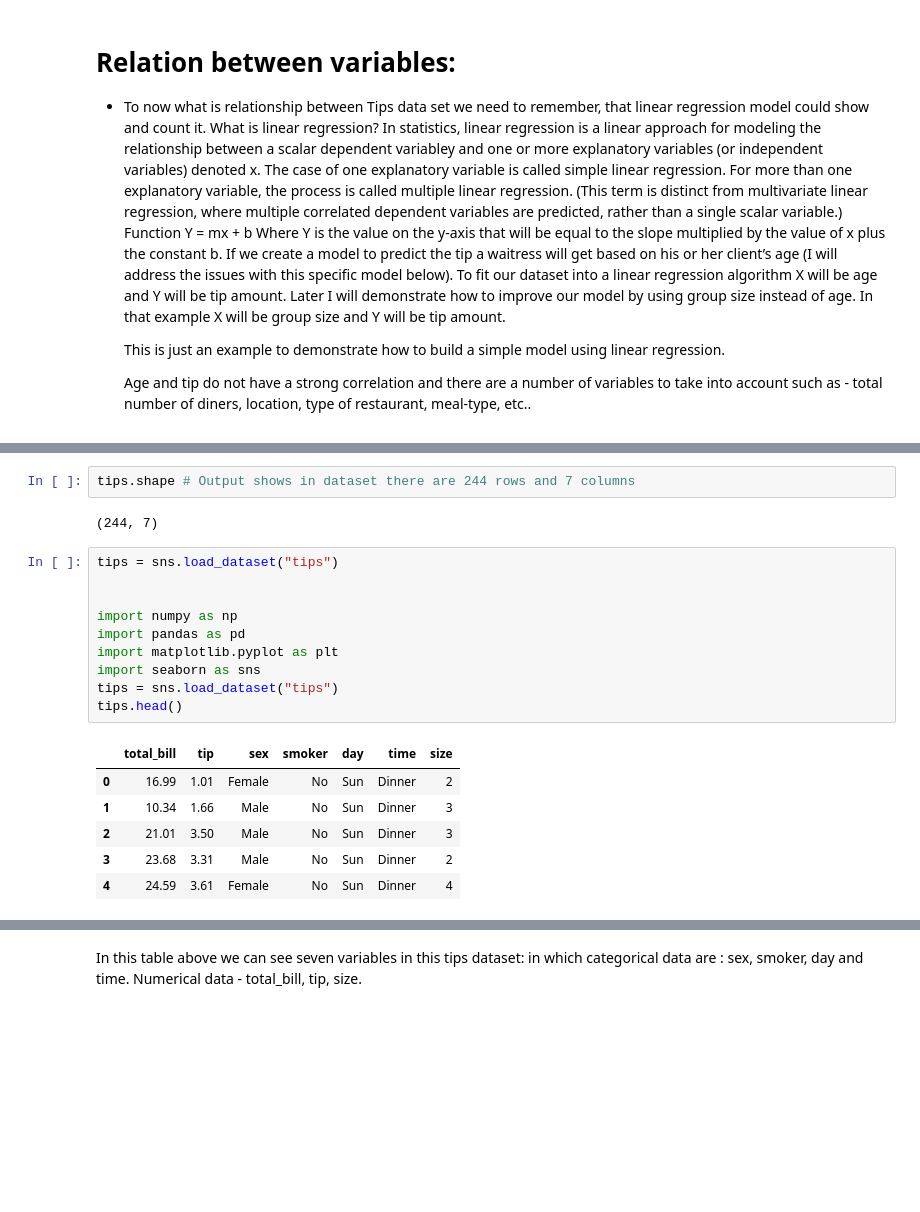
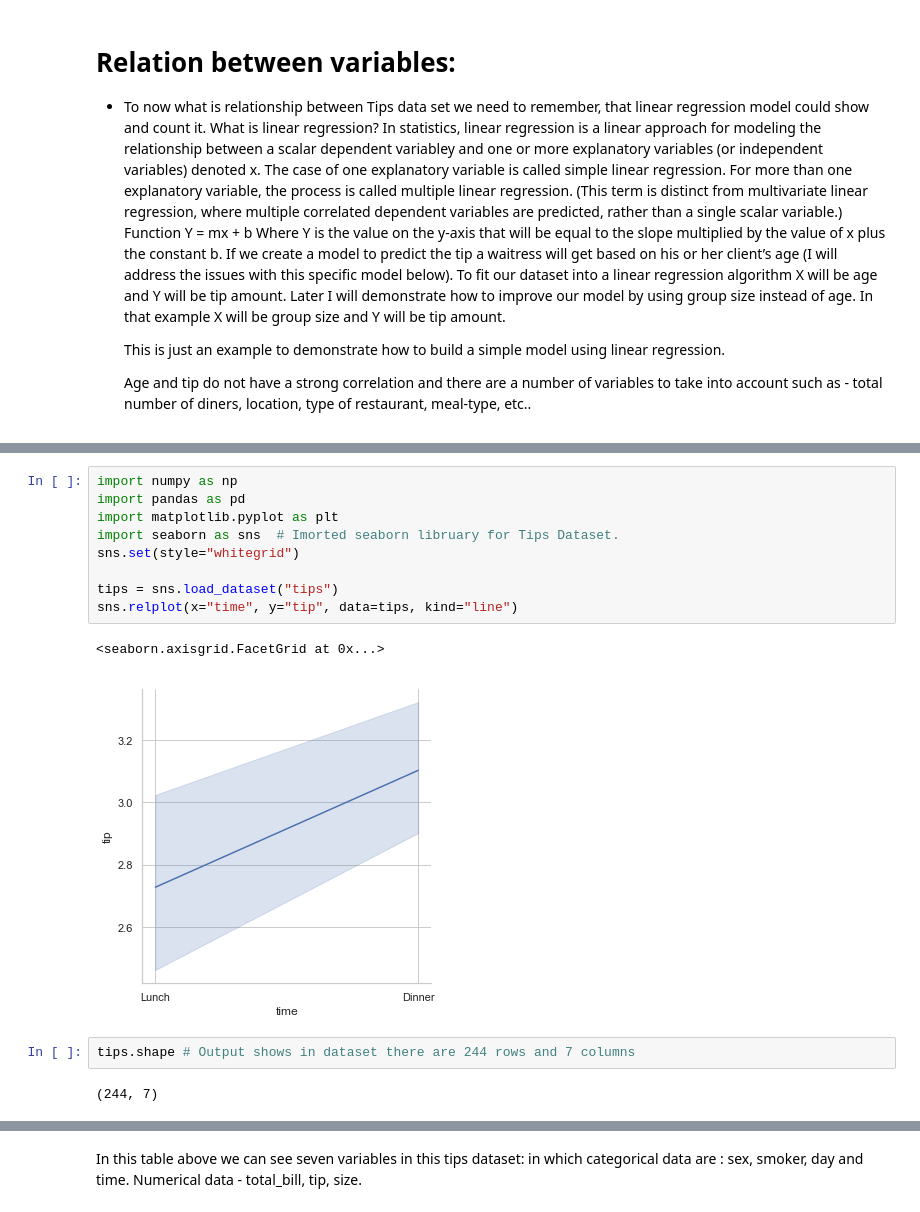
Before and after one commit to rituteval/Fundamentals-assesments, a Jupyter notebook: Tips data set.ipynb, the cells around one changed output, grey strips where cells are left out. Saved outputs shown, nothing was run; the diff lists cells and outputs as text; blank space fills up the shorter version.

Commit message:
Wroted a code to show plot

```diff
--- a/Tips data set.ipynb
+++ b/Tips data set.ipynb
@@ -112,22 +121,17 @@ sns.relplot(x="total_bill", y="tip", data=tips);
 [figure]
+# %%
+import numpy as np
+import pandas as pd
+import matplotlib.pyplot as plt
+import seaborn as sns  # Imorted seaborn libruary for Tips Dataset.
+sns.set(style="whitegrid")
+
+tips = sns.load_dataset("tips")
+sns.relplot(x="time", y="tip", data=tips, kind="line")
+# %% [output]
+<seaborn.axisgrid.FacetGrid at 0x...>
+[figure, added]
 # %%
 tips.shape # Output shows in dataset there are 244 rows and 7 columns
 # %% [output]
 (244, 7)
-# %%
-tips = sns.load_dataset("tips")
-
-
-import numpy as np
-import pandas as pd
-import matplotlib.pyplot as plt
-import seaborn as sns
-tips = sns.load_dataset("tips")
-tips.head()
-# %% [output]
-|  | total_bill | tip | sex | smoker | day | time | size |
-| 0 | 16.99 | 1.01 | Female | No | Sun | Dinner | 2 |
-| 1 | 10.34 | 1.66 | Male | No | Sun | Dinner | 3 |
-| 2 | 21.01 | 3.50 | Male | No | Sun | Dinner | 3 |
-| 3 | 23.68 | 3.31 | Male | No | Sun | Dinner | 2 |
-| 4 | 24.59 | 3.61 | Female | No | Sun | Dinner | 4 |
```
Also changed, not shown: parts of 9 cells of this notebook, 1 other file.
